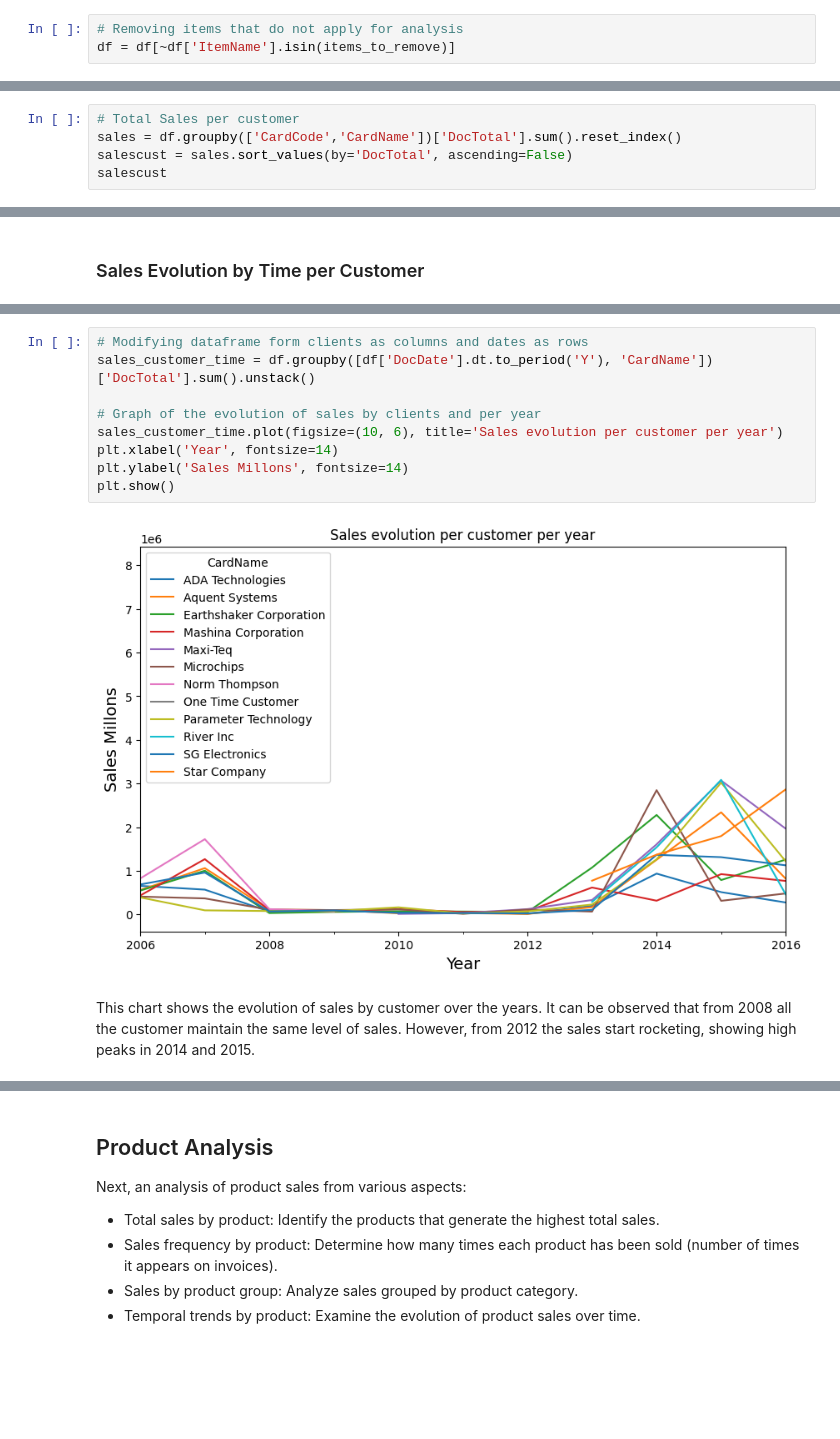
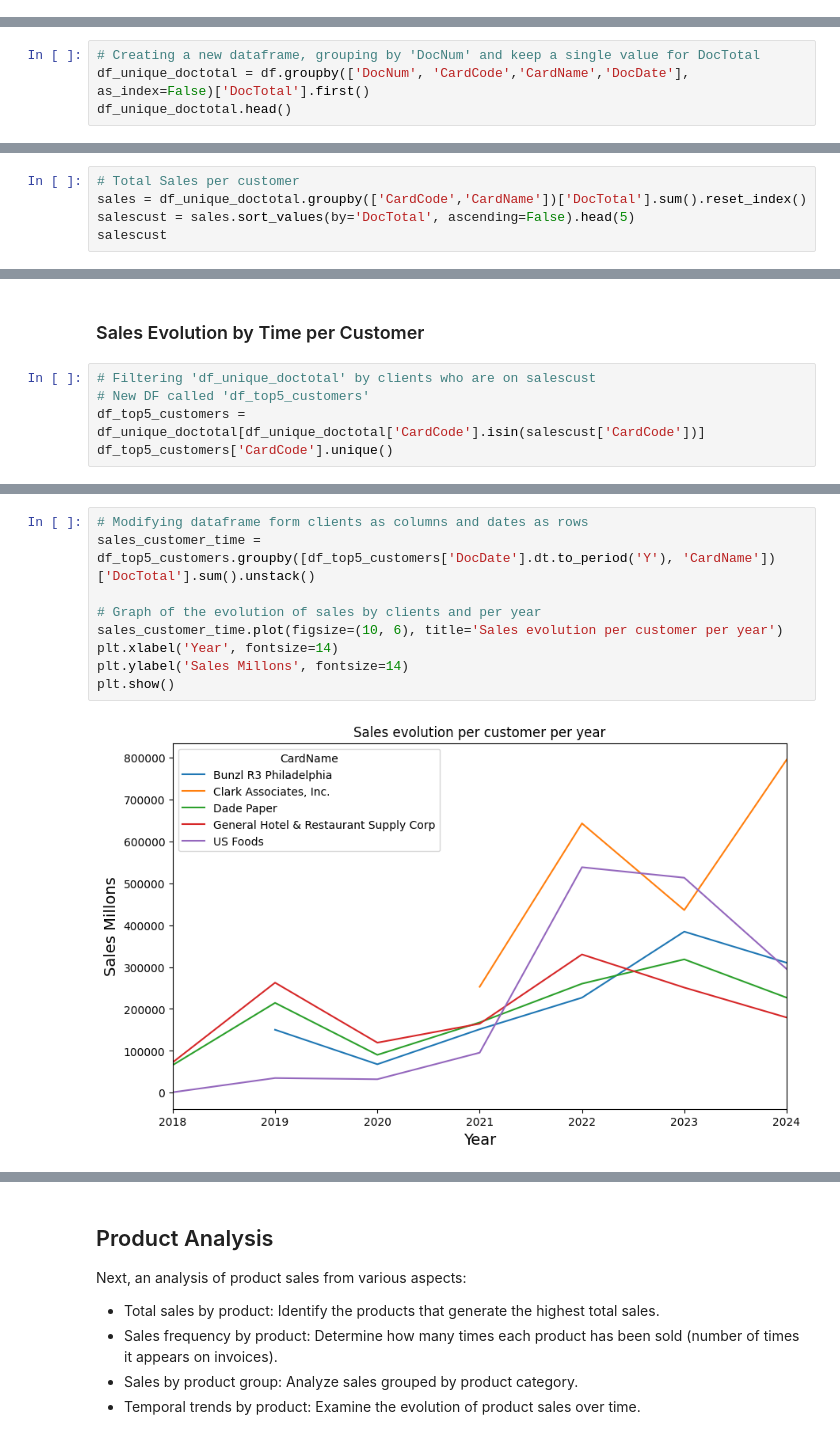
Before and after one commit to alk1316/Capstone_BrainsStation_SAP_InventoryLevel, a Jupyter notebook: notebooks/Capstone_InventoryLevel_SAP.ipynb, the cells around one changed output, grey strips where cells are left out. Drawn from its saved outputs; the diff is of its cells as text; blank space fills up the shorter version.

```diff
--- a/notebooks/Capstone_InventoryLevel_SAP.ipynb
+++ b/notebooks/Capstone_InventoryLevel_SAP.ipynb
@@ -310,3 +341,0 @@ items_to_remove = ['MRP_Item1', 'MRP_Child2', 'MRP_Item4', 'MRP_Item2', 'MRP_Gra
-# %%
-# Removing items that do not apply for analysis
-df = df[~df['ItemName'].isin(items_to_remove)]
@@ -346,0 +381,4 @@ Sales Analysis:
+# %%
+# Creating a new dataframe, grouping by 'DocNum' and keep a single value for DocTotal
+df_unique_doctotal = df.groupby(['DocNum', 'CardCode','CardName','DocDate'], as_index=False)['DocTotal'].first()
+df_unique_doctotal.head()
@@ -382,8 +427,8 @@ Starting in 2008, total sales remain at the same level until 2012, where a sligh
 ### Total sales per customer
 # %%
 # Total Sales per customer
-sales = df.groupby(['CardCode','CardName'])['DocTotal'].sum().reset_index()
-salescust = sales.sort_values(by='DocTotal', ascending=False)
+sales = df_unique_doctotal.groupby(['CardCode','CardName'])['DocTotal'].sum().reset_index()
+salescust = sales.sort_values(by='DocTotal', ascending=False).head(5)
 salescust
 # %% [output]
 |  | CardCode | CardName | DocTotal |
@@ -487,2 +455,7 @@ Lastly, customers in the 'Production' group account for only 8.4% of total sales
 # %% [markdown]
 ### Sales Evolution by Time per Customer
+# %%
+# Filtering 'df_unique_doctotal' by clients who are on salescust
+# New DF called 'df_top5_customers'
+df_top5_customers = df_unique_doctotal[df_unique_doctotal['CardCode'].isin(salescust['CardCode'])]
+df_top5_customers['CardCode'].unique()
@@ -501,13 +476,11 @@ sales_customer_time.head()
 # %%
 # Modifying dataframe form clients as columns and dates as rows
-sales_customer_time = df.groupby([df['DocDate'].dt.to_period('Y'), 'CardName'])['DocTotal'].sum().unstack()
+sales_customer_time = df_top5_customers.groupby([df_top5_customers['DocDate'].dt.to_period('Y'), 'CardName'])['DocTotal'].sum().unstack()
 
 # Graph of the evolution of sales by clients and per year
 sales_customer_time.plot(figsize=(10, 6), title='Sales evolution per customer per year')
 plt.xlabel('Year', fontsize=14)
 plt.ylabel('Sales Millons', fontsize=14)
 plt.show()
 # %% [output]
-[figure, old version]
+[figure, new version]
-# %% [markdown]
-This chart shows the evolution of sales by customer over the years. It can be observed that from 2008 all the customer maintain the same level of sales. However, from 2012 the sales start rocketing, showing high peaks in 2014 and 2015.
```
Also changed, not shown: parts of 144 cells of this notebook, 3 other files.
